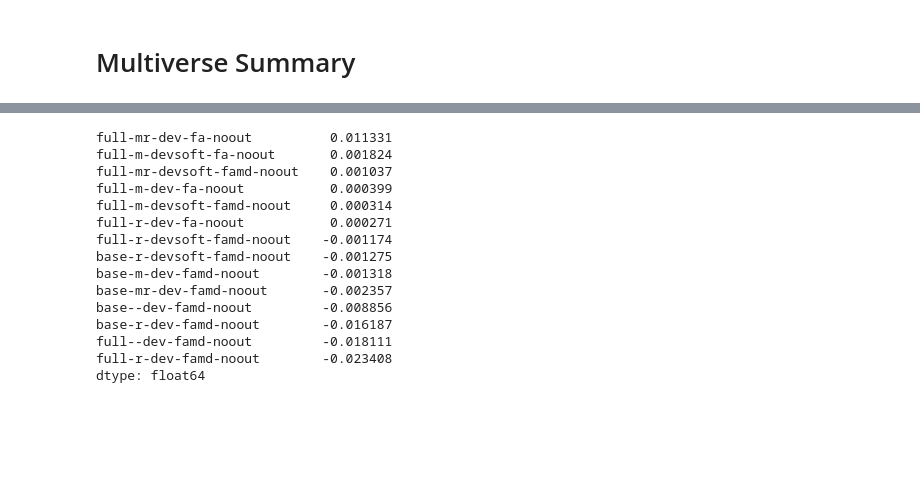
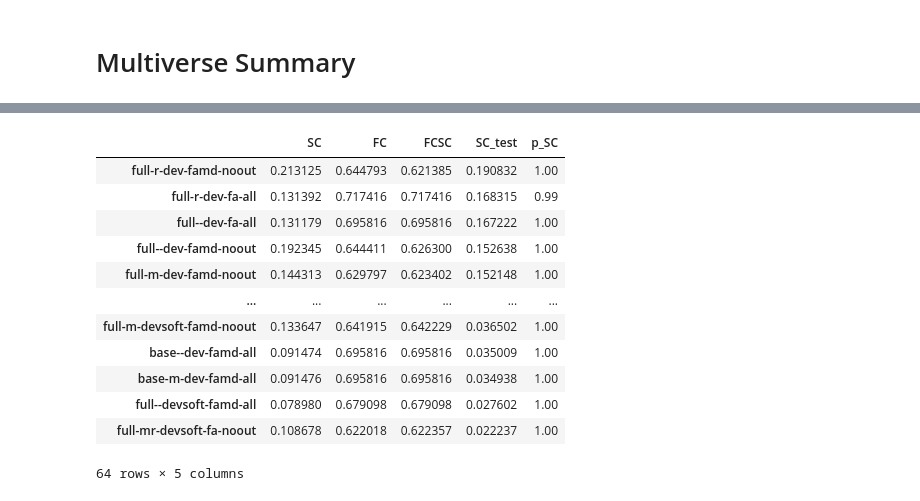
Before and after one commit to AKSoo/StructFunc, a Jupyter notebook: code/Multiverse.ipynb, the cells around one changed output, grey strips where cells are left out. Cells and saved outputs as stored; diff of their text form; code cells hidden in the pictures; blank space fills up the shorter version.

```diff
--- a/code/Multiverse.ipynb
+++ b/code/Multiverse.ipynb
@@ -47,18 +29,16 @@ significant.sort_values('SC', ascending=False)
-# %%
-(significant['FCSC'] - significant['FC']).sort_values(ascending=False)
-# %% [output]
-full-mr-dev-fa-noout          0.011331
-full-m-devsoft-fa-noout       0.001824
-full-mr-devsoft-famd-noout    0.001037
-full-m-dev-fa-noout           0.000399
-full-m-devsoft-famd-noout     0.000314
-full-r-dev-fa-noout           0.000271
-full-r-devsoft-famd-noout    -0.001174
-base-r-devsoft-famd-noout    -0.001275
-base-m-dev-famd-noout        -0.001318
-base-mr-dev-famd-noout       -0.002357
-base--dev-famd-noout         -0.008856
-base-r-dev-famd-noout        -0.016187
-full--dev-famd-noout         -0.018111
-full-r-dev-famd-noout        -0.023408
-dtype: float64
+# %%
+summary.join(test).sort_values('SC_test', ascending=False)
+# %% [output]
+|  | SC | FC | FCSC | SC_test | p_SC |
+| full-r-dev-famd-noout | 0.213125 | 0.644793 | 0.621385 | 0.190832 | 1.00 |
+| full-r-dev-fa-all | 0.131392 | 0.717416 | 0.717416 | 0.168315 | 0.99 |
+| full--dev-fa-all | 0.131179 | 0.695816 | 0.695816 | 0.167222 | 1.00 |
+| full--dev-famd-noout | 0.192345 | 0.644411 | 0.626300 | 0.152638 | 1.00 |
+| full-m-dev-famd-noout | 0.144313 | 0.629797 | 0.623402 | 0.152148 | 1.00 |
+| ... | ... | ... | ... | ... | ... |
+| full-m-devsoft-famd-noout | 0.133647 | 0.641915 | 0.642229 | 0.036502 | 1.00 |
+| base--dev-famd-all | 0.091474 | 0.695816 | 0.695816 | 0.035009 | 1.00 |
+| base-m-dev-famd-all | 0.091476 | 0.695816 | 0.695816 | 0.034938 | 1.00 |
+| full--devsoft-famd-all | 0.078980 | 0.679098 | 0.679098 | 0.027602 | 1.00 |
+| full-mr-devsoft-fa-noout | 0.108678 | 0.622018 | 0.622357 | 0.022237 | 1.00 |
+64 rows × 5 columns
```
Also changed, not shown: parts of 33 cells of this notebook.
